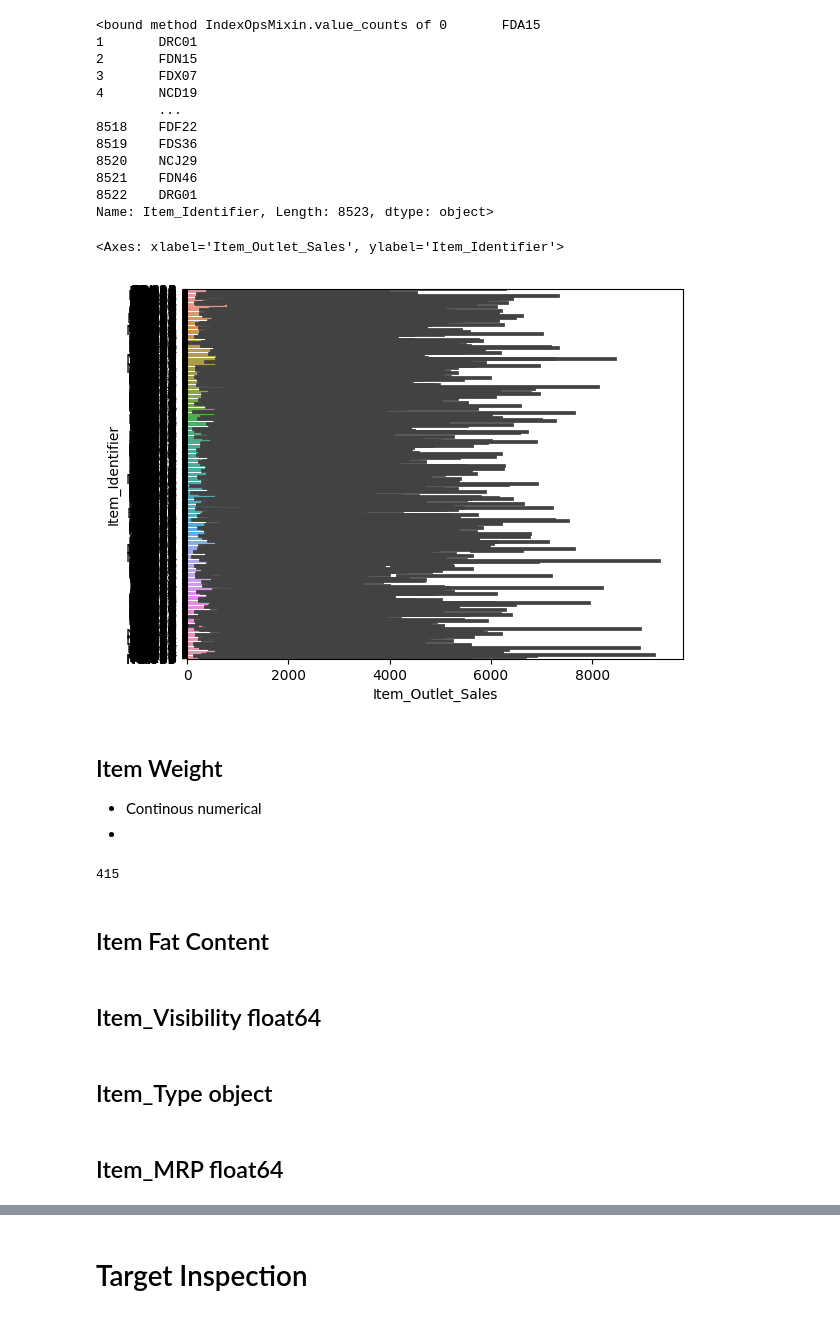
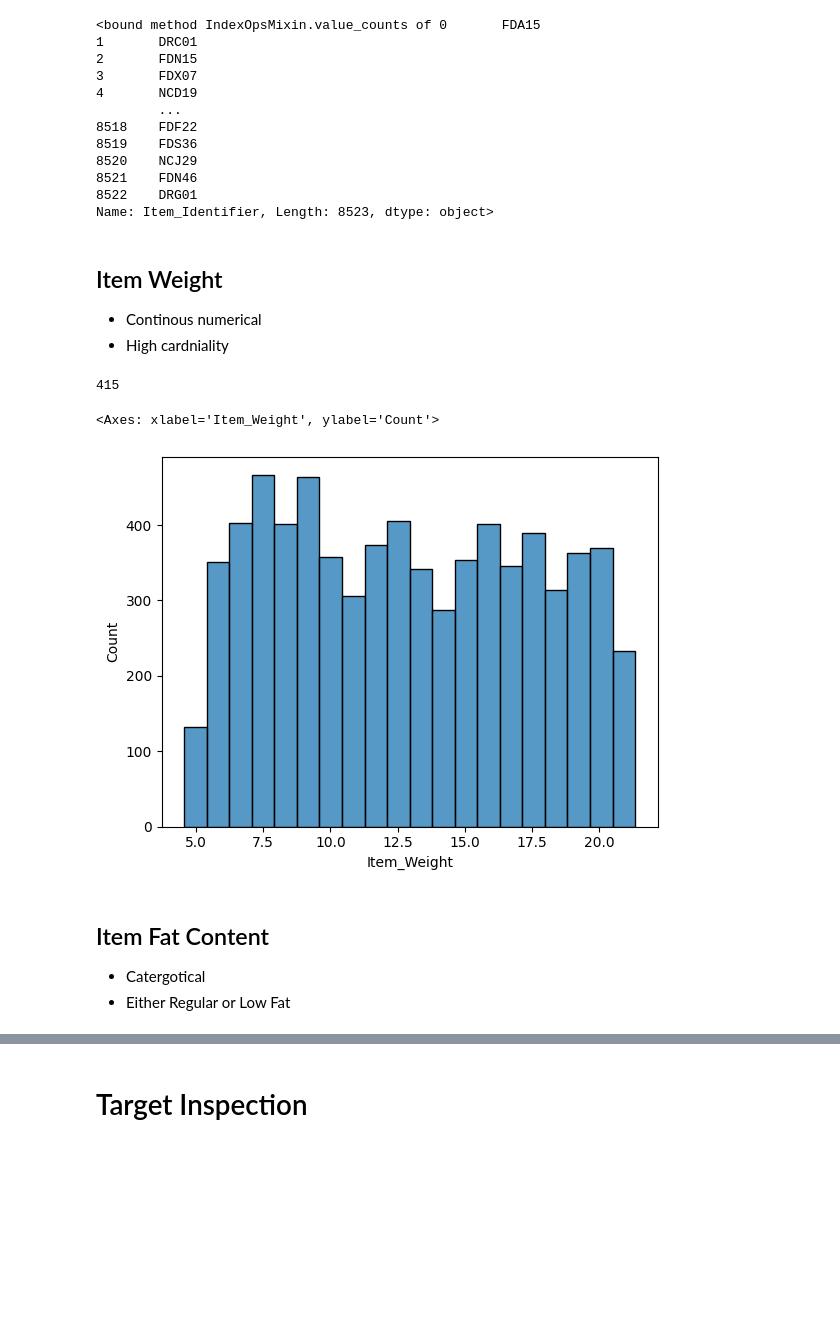
Before and after one commit to JamesCraig35/Prediction-of-Product-Sales, a Jupyter notebook: Prediction_of_Product_Sales.ipynb, the cells around one changed output, grey strips where cells are left out. Saved outputs shown, nothing was run; the diff lists cells and outputs as text; code cells hidden in the pictures; blank space fills up the shorter version.

```diff
--- a/Prediction_of_Product_Sales.ipynb
+++ b/Prediction_of_Product_Sales.ipynb
@@ -344,25 +344,20 @@ df_sales['Item_Identifier'].value_counts
 8521    FDN46
 8522    DRG01
 Name: Item_Identifier, Length: 8523, dtype: object>
-# %%
-# Create a multivariate visualization plotting each feature vs. the target.
-sns.barplot(data=df_sales, x='Item_Outlet_Sales',y='Item_Identifier')
-# %% [output]
-<Axes: xlabel='Item_Outlet_Sales', ylabel='Item_Identifier'>
-[figure, removed]
 # %% [markdown]
 ## Item Weight
 *   Continous numerical
-*
+*   High cardniality
 # %%
 df_sales['Item_Weight'].nunique()
 # %% [output]
 415
+# %%
+sns.histplot(data=df_sales, x='Item_Weight')
+# %% [output]
+<Axes: xlabel='Item_Weight', ylabel='Count'>
+[figure, added]
 # %% [markdown]
 ## Item Fat Content
+- Catergotical
+- Either Regular or Low Fat
-# %% [markdown]
-## Item_Visibility              float64
-# %% [markdown]
-## Item_Type                     object
-# %% [markdown]
-## Item_MRP                     float64
```
Also changed, not shown: parts of 39 cells of this notebook.
